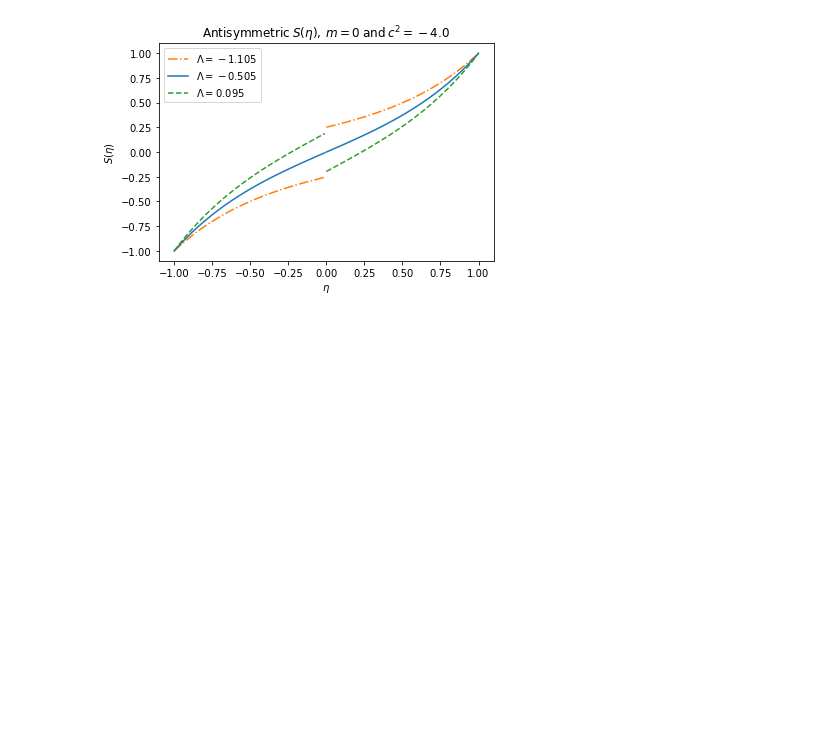
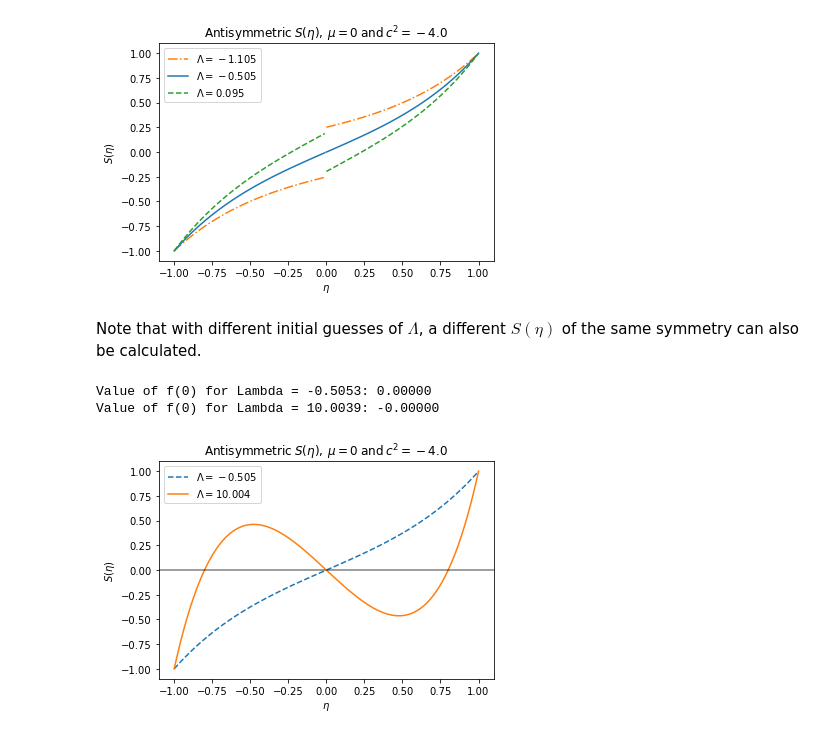
Before and after one commit to KeroseneNotForConsumption/hydrogen-molecular-ion, a Jupyter notebook: 3_solve.ipynb, the cells around one changed output. Drawn from its saved outputs; the diff is of its cells as text; code cells hidden in the pictures; blank space fills up the shorter version.

```diff
--- a/3_solve.ipynb
+++ b/3_solve.ipynb
@@ -77,6 +93,6 @@ $$\text{p in code} = \begin{bmatrix} f(\eta)\\ {f}'(\eta) \end{bmatrix}, \qquad
 # %%
 # initial value of p, at eta = 1
-p1 = np.array([1, ((m*(m+1) + c2 - lbda)/(2*(m+1)))])
+p1 = np.array([1, ((mu*(mu+1) + c2 - lbda)/(2*(mu+1)))])
 # %% [markdown]
 As
 
@@ -126,11 +142,11 @@ Value of f'(0) for Lambda = -2.0: -0.41182
 # %% [markdown]
 It seems like we were not able to meet the constraint $f'(0) = 0$ as $f(0) \approx -0.412 $. Let's try a different value of $\lambda$. Before we do that, we'll make the above code into a function in order to rapidly repeat similar calculations.
 # %%
-def calculate_f_eta(m, c2, lbda, is_even=True):
-    p1 = np.array([1, ((m*(m+1) + c2 - lbda)/(2*(m+1)))])
+def calculate_f_eta(mu, c2, lbda, is_even=True):
+    p1 = np.array([1, ((mu*(mu+1) + c2 - lbda)/(2*(mu+1)))])
 
     F = lambda eta, p: np.array([[0, 1],
-    [(m*(m+1) - lbda + c2*(eta**2))/(1 - eta**2), 2*(m+1)*eta/(1 - eta**2)]]) @ p
+    [(mu*(mu+1) - lbda + c2*(eta**2))/(1 - eta**2), 2*(mu+1)*eta/(1 - eta**2)]]) @ p
 
     # obtain values of f(eta) along these points (we exclude eta=1 to avoid a divide-by-zero error)
     eta_span = np.linspace(1, 0, 100)
@@ -145,7 +161,7 @@ def calculate_f_eta(m, c2, lbda, is_even=True):
         print(f"Value of f(0) for Lambda = {lbda:.4f}: {sol.y[0, -1]:.5f}")
 
     # we are plotting S(eta), not f(eta)
-    S_eta = ((1 - eta_span**2) ** (m/2)) * sol.y[0]
+    S_eta = ((1 - eta_span**2) ** (mu/2)) * sol.y[0]
 
     # add back eta=1 to eta_span
     eta_span[0] = 1
@@ -202,10 +218,10 @@ is_even = False
 # note: the objective function must be able to take vectorized inputs for fsolve to work
 @np.vectorize
 def objective(lbda):
-    p1 = np.array([1, ((m*(m+1) + c2 - lbda)/(2*(m+1)))])
+    p1 = np.array([1, ((mu*(mu+1) + c2 - lbda)/(2*(mu+1)))])
 
     F = lambda eta, p: np.array([[0, 1],
-    [(m*(m+1) - lbda + c2*(eta**2))/(1 - eta**2), 2*(m+1)*eta/(1 - eta**2)]]) @ p
+    [(mu*(mu+1) - lbda + c2*(eta**2))/(1 - eta**2), 2*(mu+1)*eta/(1 - eta**2)]]) @ p
 
     # obtain values of f(eta) along these points (we exclude eta=1 to avoid a divide-by-zero error)
     eta_span = np.linspace(1, 0, 100)
@@ -231,12 +247,12 @@ colors = ['C1', 'C0', 'C2']
 lss = ["-.", "-", "--"]
 
 for ind, lbda in enumerate(lbdas):
-    S_eta = calculate_f_eta(m, c2, lbda, is_even=is_even)
+    S_eta = calculate_f_eta(mu, c2, lbda, is_even=is_even)
     lbda_label = r'$\Lambda = ' + f'{lbda:.3f}' + '$'
     # separated at eta = 0 to show discontinuity properly
     ax.plot(eta_span[:99], S_eta[:99], label=lbda_label, color=colors[ind], ls=lss[ind])
     ax.plot(eta_span[99:], S_eta[99:], color=colors[ind], ls=lss[ind])
-ax.set_title(r'$ \mathrm{Antisymmetric} \: S(\eta), \: m = 0 \: \mathrm{and} \:  c^2 = -4.0 $')
+ax.set_title(r'$ \mathrm{Antisymmetric} \: S(\eta), \: \mu = 0 \: \mathrm{and} \:  c^2 = -4.0 $')
 ax.legend()
 ax.set_xlabel(r'$\eta$')
 ax.set_ylabel(r'$S(\eta)$');
@@ -245,3 +261,34 @@ Value of f(0) for Lambda = -1.1053: 0.25159
 Value of f(0) for Lambda = -0.5053: 0.00000
 Value of f(0) for Lambda = 0.0947: -0.19613
 [figure]
+# %% [markdown]
+Note that with different initial guesses of $\Lambda$, a different $S(\eta)$ of the same symmetry can also be calculated.
+# %%
+is_even = False
+
+lbda_guess = 10.0 # initial guess, different from the previous example
+lbda_final_new, = fsolve(objective, lbda_guess)
+
+fig, ax = plt.subplots()
+
+# separated at eta = 0 to show discontinuity properly
+# previous example
+S_eta_old = calculate_f_eta(mu, c2, lbda_final, is_even=is_even)
+lbda_label_old = r'$\Lambda = ' + f'{lbda_final:.3f}' + '$'
+ax.plot(eta_span[:99], S_eta_old[:99], color='C0', label=lbda_label_old, ls='--')
+ax.plot(eta_span[99:], S_eta_old[99:], color='C0', ls='--')
+# new example
+S_eta_new = calculate_f_eta(mu, c2, lbda_final_new, is_even=is_even)
+lbda_label_new = r'$\Lambda = ' + f'{lbda_final_new:.3f}' + '$'
+ax.plot(eta_span[:99], S_eta_new[:99], color='C1', label=lbda_label_new)
+ax.plot(eta_span[99:], S_eta_new[99:], color='C1')
+
+ax.set_title(r'$ \mathrm{Antisymmetric} \: S(\eta) \mathrm{s}, \: \mu = 0 \: \mathrm{and} \:  c^2 = -4.0 $')
+ax.legend()
+ax.axhline(y=0, color='k', alpha=0.5)
+ax.set_xlabel(r'$\eta$')
+ax.set_ylabel(r'$S(\eta)$');
+# %% [output]
+Value of f(0) for Lambda = -0.5053: 0.00000
+Value of f(0) for Lambda = 10.0039: -0.00000
+[figure, added]
```
Also changed, not shown: parts of 13 cells of this notebook, 2 other files.
